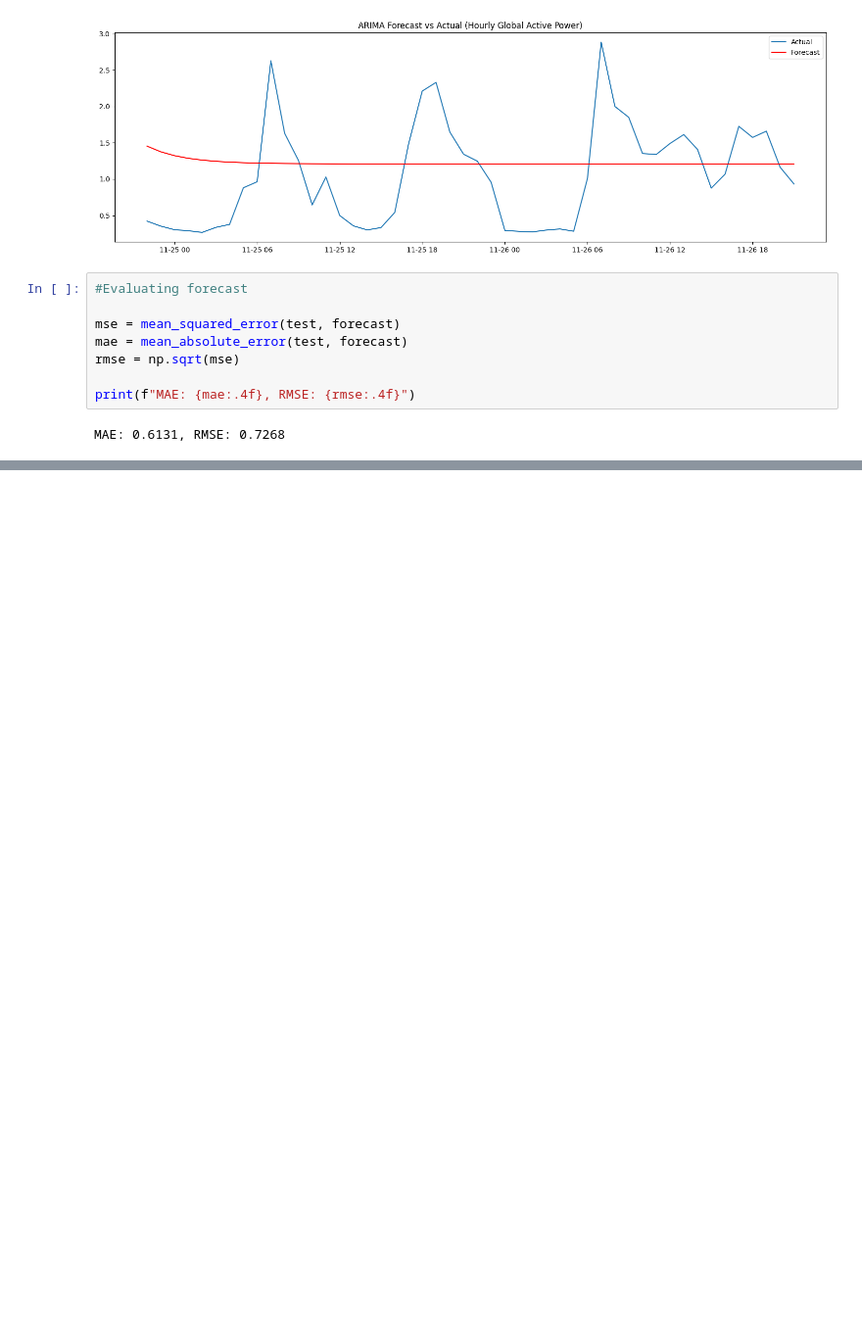
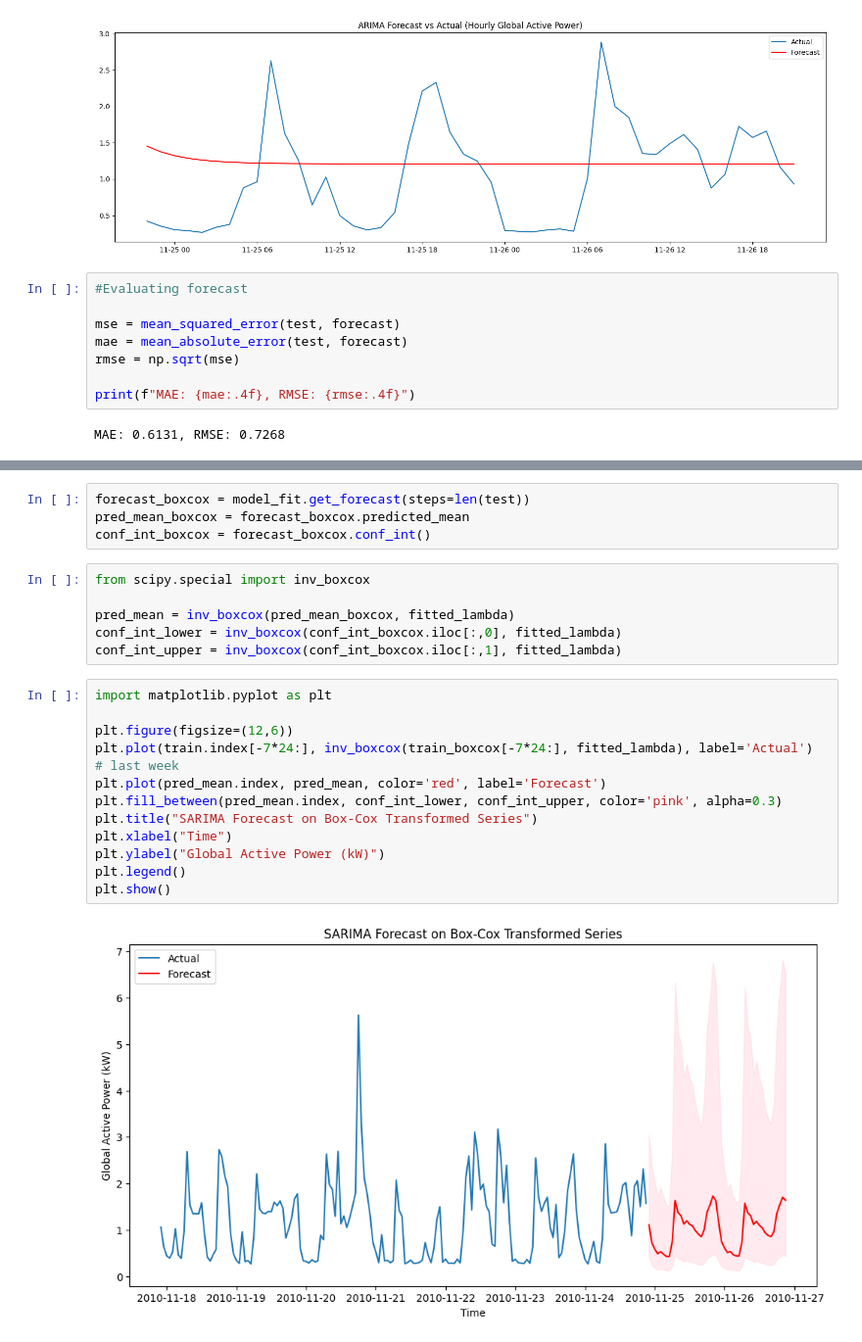
Before and after one commit to Sreeja0698/Time-Series, a Jupyter notebook: Forecasting.ipynb, the cells around one changed output, grey strips where cells are left out. Shown at 98% size. Drawn from its saved outputs; the diff is of its cells as text; blank space fills up the shorter version.

```diff
--- a/Forecasting.ipynb
+++ b/Forecasting.ipynb
@@ -294,0 +366,24 @@ Warnings:
+# %%
+forecast_boxcox = model_fit.get_forecast(steps=len(test))
+pred_mean_boxcox = forecast_boxcox.predicted_mean
+conf_int_boxcox = forecast_boxcox.conf_int()
+# %%
+from scipy.special import inv_boxcox
+
+pred_mean = inv_boxcox(pred_mean_boxcox, fitted_lambda)
+conf_int_lower = inv_boxcox(conf_int_boxcox.iloc[:,0], fitted_lambda)
+conf_int_upper = inv_boxcox(conf_int_boxcox.iloc[:,1], fitted_lambda)
+# %%
+import matplotlib.pyplot as plt
+
+plt.figure(figsize=(12,6))
+plt.plot(train.index[-7*24:], inv_boxcox(train_boxcox[-7*24:], fitted_lambda), label='Actual')  # last week
+plt.plot(pred_mean.index, pred_mean, color='red', label='Forecast')
+plt.fill_between(pred_mean.index, conf_int_lower, conf_int_upper, color='pink', alpha=0.3)
+plt.title("SARIMA Forecast on Box-Cox Transformed Series")
+plt.xlabel("Time")
+plt.ylabel("Global Active Power (kW)")
+plt.legend()
+plt.show()
+# %% [output]
+[figure, added]
```
Also changed, not shown: parts of 24 cells of this notebook.
